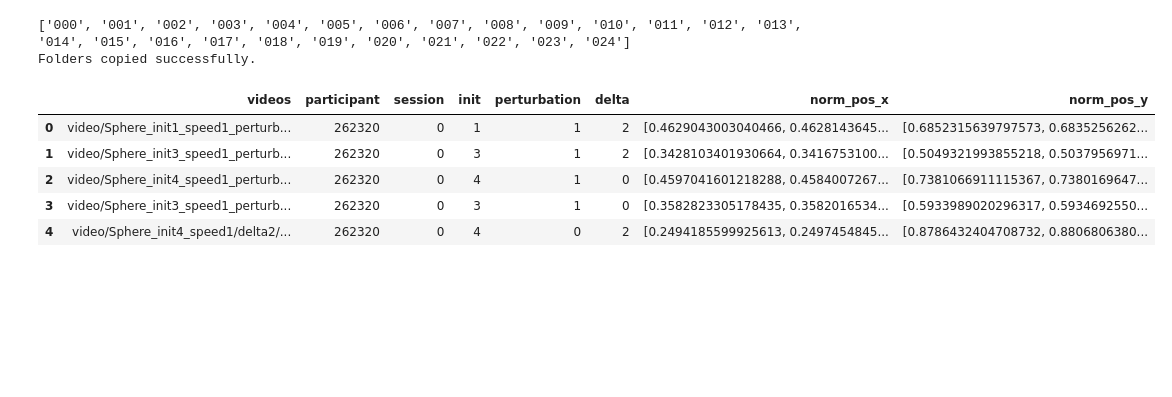
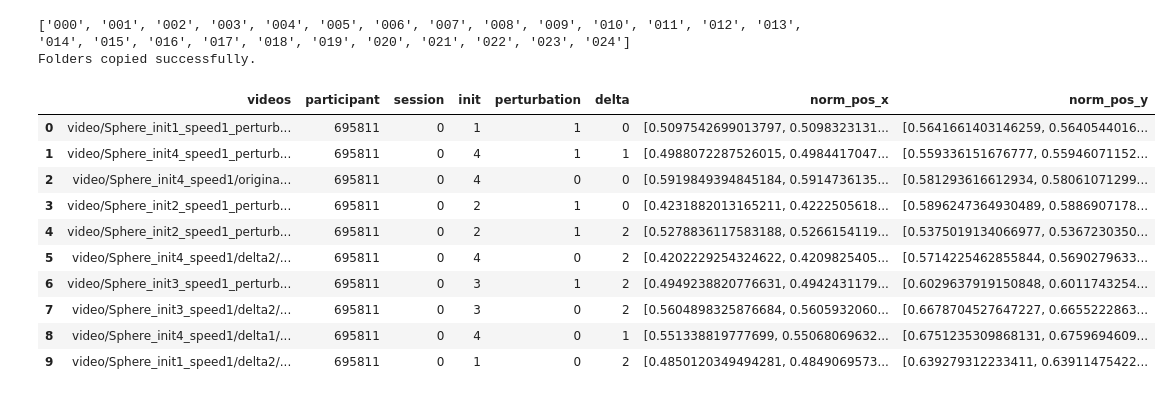
Before and after one commit to QuentinPerret/PFE-EyeTracking, a Jupyter notebook: data_analyzer.ipynb, the cells around one changed output. Saved outputs shown, nothing was run; the diff lists cells and outputs as text; code cells hidden in the pictures; blank space fills up the shorter version.

```diff
--- a/data_analyzer.ipynb
+++ b/data_analyzer.ipynb
@@ -28,7 +28,7 @@ def buildOneHotEncoding(row):
 
 def retrieveGazePosition(row):
     # folder = f"{row['participant']}_{row['session']}_"
-    folder += f'00{row.name}' if row.name < 10 else f'0{row.name}'
+    folder = f'00{row.name}' if row.name < 10 else f'0{row.name}'
     csv_path = 'pupil_data/' + folder + '/gaze_positions.csv'
     df = pd.read_csv(csv_path,sep=(','))
 
@@ -81,15 +81,20 @@ print("Folders copied successfully.")
 ['000', '001', '002', '003', '004', '005', '006', '007', '008', '009', '010', '011', '012', '013', '014', '015', '016', '017', '018', '019', '020', '021', '022', '023', '024']
 Folders copied successfully.
 # %%
-data = data[:5].apply(retrieveGazePosition, axis = 1)
-data.head()
+data = data.apply(retrieveGazePosition, axis = 1)
+data.head(10)
 # %% [output]
 |  | videos | participant | session | init | perturbation | delta | norm_pos_x | norm_pos_y |
-| 0 | video/Sphere_init1_speed1_perturb... | 262320 | 0 | 1 | 1 | 2 | [0.4629043003040466, 0.4628143645... | [0.6852315639797573, 0.6835256262... |
-| 1 | video/Sphere_init3_speed1_perturb... | 262320 | 0 | 3 | 1 | 2 | [0.3428103401930664, 0.3416753100... | [0.5049321993855218, 0.5037956971... |
-| 2 | video/Sphere_init4_speed1_perturb... | 262320 | 0 | 4 | 1 | 0 | [0.4597041601218288, 0.4584007267... | [0.7381066911115367, 0.7380169647... |
-| 3 | video/Sphere_init3_speed1_perturb... | 262320 | 0 | 3 | 1 | 0 | [0.3582823305178435, 0.3582016534... | [0.5933989020296317, 0.5934692550... |
-| 4 | video/Sphere_init4_speed1/delta2/... | 262320 | 0 | 4 | 0 | 2 | [0.2494185599925613, 0.2497454845... | [0.8786432404708732, 0.8806806380... |
+| 0 | video/Sphere_init1_speed1_perturb... | 695811 | 0 | 1 | 1 | 0 | [0.5097542699013797, 0.5098323131... | [0.5641661403146259, 0.5640544016... |
+| 1 | video/Sphere_init4_speed1_perturb... | 695811 | 0 | 4 | 1 | 1 | [0.4988072287526015, 0.4984417047... | [0.559336151676777, 0.55946071152... |
+| 2 | video/Sphere_init4_speed1/origina... | 695811 | 0 | 4 | 0 | 0 | [0.5919849394845184, 0.5914736135... | [0.581293616612934, 0.58061071299... |
+| 3 | video/Sphere_init2_speed1_perturb... | 695811 | 0 | 2 | 1 | 0 | [0.4231882013165211, 0.4222505618... | [0.5896247364930489, 0.5886907178... |
+| 4 | video/Sphere_init2_speed1_perturb... | 695811 | 0 | 2 | 1 | 2 | [0.5278836117583188, 0.5266154119... | [0.5375019134066977, 0.5367230350... |
+| 5 | video/Sphere_init4_speed1/delta2/... | 695811 | 0 | 4 | 0 | 2 | [0.4202229254324622, 0.4209825405... | [0.5714225462855844, 0.5690279633... |
+| 6 | video/Sphere_init3_speed1_perturb... | 695811 | 0 | 3 | 1 | 2 | [0.4949238820776631, 0.4942431179... | [0.6029637919150848, 0.6011743254... |
+| 7 | video/Sphere_init3_speed1/delta2/... | 695811 | 0 | 3 | 0 | 2 | [0.5604898325876684, 0.5605932060... | [0.6678704527647227, 0.6655222863... |
+| 8 | video/Sphere_init4_speed1/delta1/... | 695811 | 0 | 4 | 0 | 1 | [0.551338819777699, 0.55068069632... | [0.6751235309868131, 0.6759694609... |
+| 9 | video/Sphere_init1_speed1/delta2/... | 695811 | 0 | 1 | 0 | 2 | [0.4850120349494281, 0.4849069573... | [0.639279312233411, 0.63911475422... |
 # %%
 init1 = data[(data['init']==1)]
 
```
Also changed, not shown: parts of 2 cells of this notebook.
